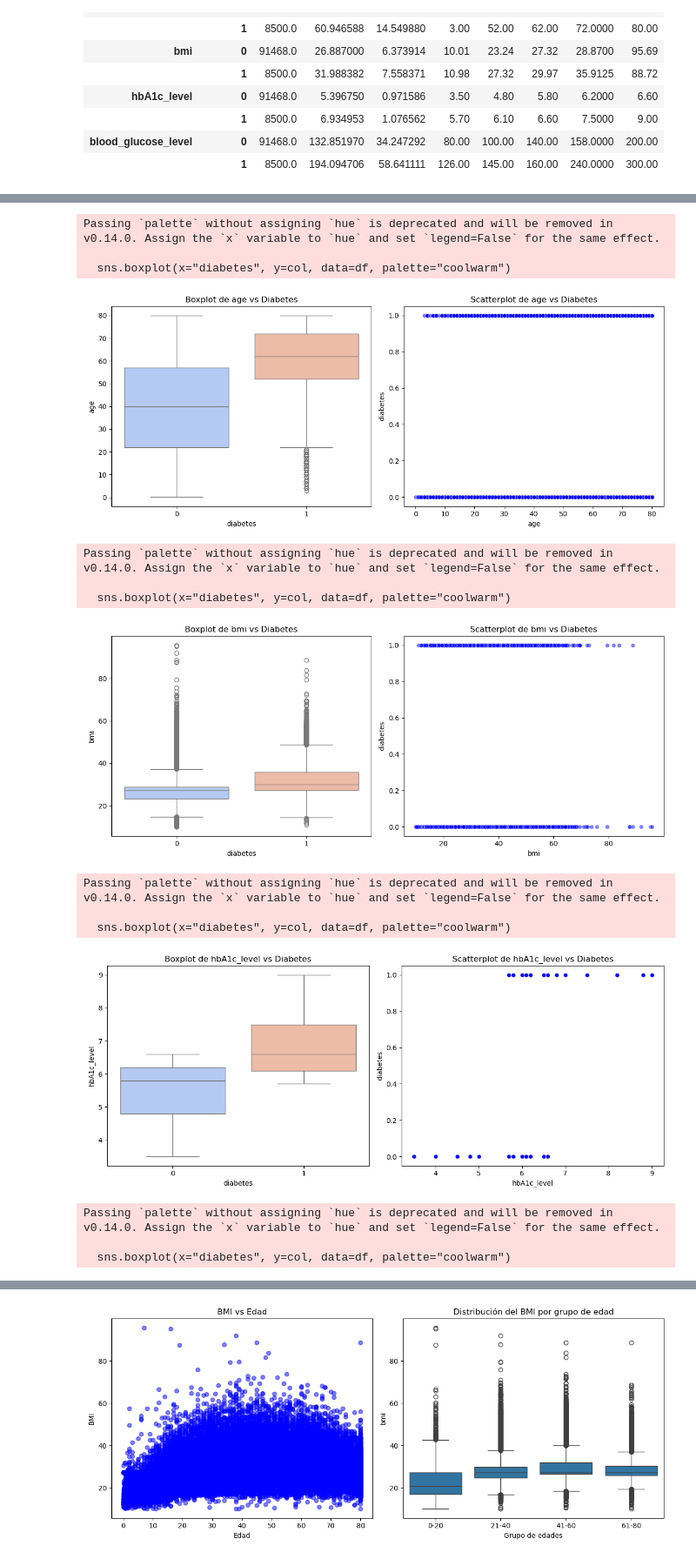
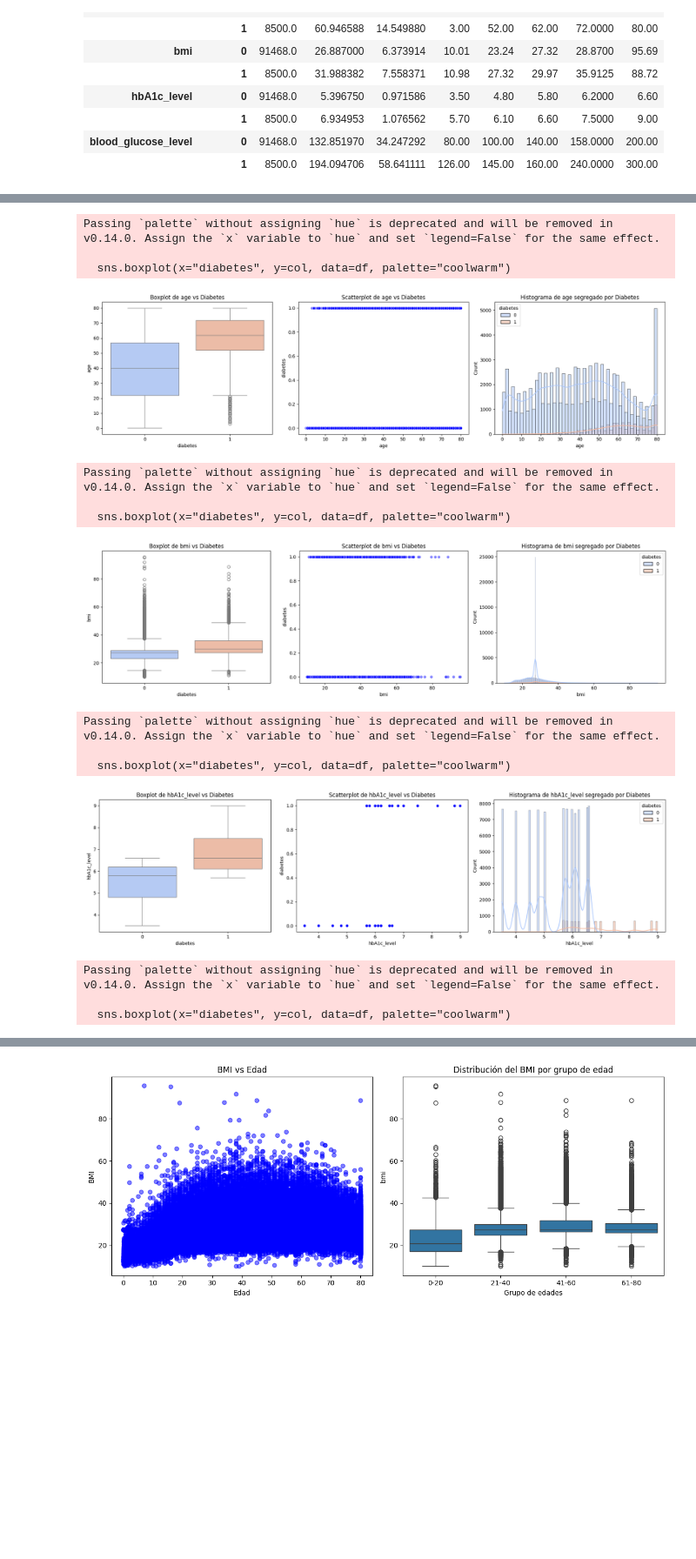
Before and after one commit to JuanMarting/EDA, a Jupyter notebook: Trabajo_final_EDA.ipynb, the cells around one changed output, grey strips where cells are left out. Shown at 87% size. Saved outputs shown, nothing was run; the diff lists cells and outputs as text; code cells hidden in the pictures; blank space fills up the shorter version.

```diff
--- a/Trabajo_final_EDA.ipynb
+++ b/Trabajo_final_EDA.ipynb
@@ -600,35 +599,40 @@ display(combined_stats)  # Mejor visualización en Jupyter Notebook
 # %%
 # Variables seleccionadas para el análisis
 selected_vars = ["age", "bmi", "hbA1c_level", "blood_glucose_level"]
 
 for col in selected_vars:
-    plt.figure(figsize=(12, 5))
+    plt.figure(figsize=(18, 5))
 
     # Boxplot
-    plt.subplot(1, 2, 1)
+    plt.subplot(1, 3, 1)
     sns.boxplot(x="diabetes", y=col, data=df, palette="coolwarm")
     plt.title(f"Boxplot de {col} vs Diabetes")
 
     # Scatterplot
-    plt.subplot(1, 2, 2)
+    plt.subplot(1, 3, 2)
     sns.scatterplot(x=df[col], y=df["diabetes"].astype(float), alpha=0.5, color="blue")
     plt.title(f"Scatterplot de {col} vs Diabetes")
 
+    # Histograma
+    plt.subplot(1, 3, 3)
+    sns.histplot(data=df, x=col, hue="diabetes", kde=True, palette="coolwarm", alpha=0.5)
+    plt.title(f"Histograma de {col} segregado por Diabetes")
+
     plt.tight_layout()
     plt.show()
 # %% [output]
 Passing `palette` without assigning `hue` is deprecated and will be removed in v0.14.0. Assign the `x` variable to `hue` and set `legend=False` for the same effect.
 
   sns.boxplot(x="diabetes", y=col, data=df, palette="coolwarm")
-[figure, old version]
+[figure, new version]
 Passing `palette` without assigning `hue` is deprecated and will be removed in v0.14.0. Assign the `x` variable to `hue` and set `legend=False` for the same effect.
 
   sns.boxplot(x="diabetes", y=col, data=df, palette="coolwarm")
-[figure, old version]
+[figure, new version]
 Passing `palette` without assigning `hue` is deprecated and will be removed in v0.14.0. Assign the `x` variable to `hue` and set `legend=False` for the same effect.
 
   sns.boxplot(x="diabetes", y=col, data=df, palette="coolwarm")
-[figure, old version]
+[figure, new version]
 Passing `palette` without assigning `hue` is deprecated and will be removed in v0.14.0. Assign the `x` variable to `hue` and set `legend=False` for the same effect.
 
   sns.boxplot(x="diabetes", y=col, data=df, palette="coolwarm")
```
Also changed, not shown: parts of 25 cells of this notebook.
